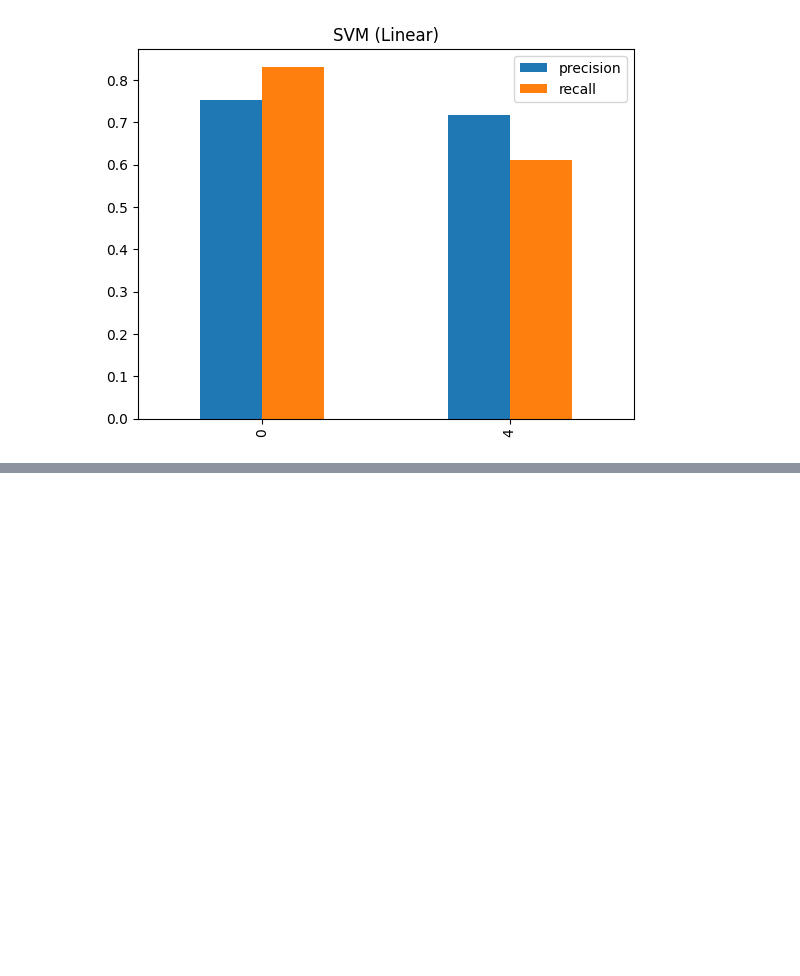
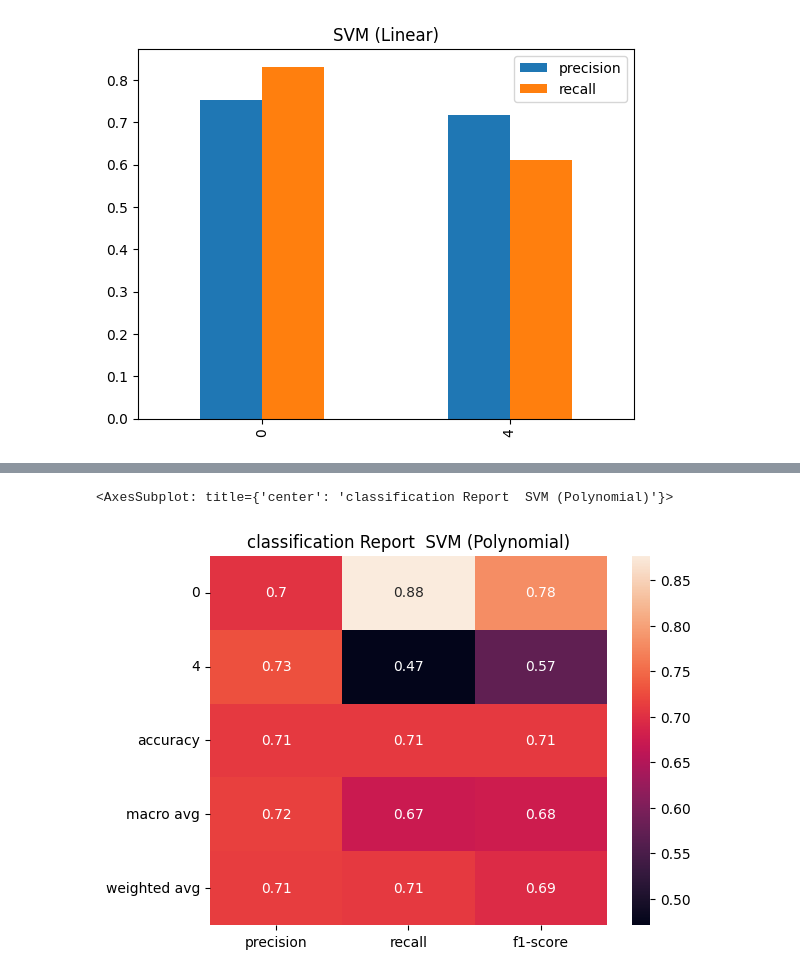
Before and after one commit to Nabil-iium/SVM-on-Tweet-data, a Jupyter notebook: svmtweet.ipynb, the cells around one changed output, grey strips where cells are left out. Drawn from its saved outputs; the diff is of its cells as text; code cells hidden in the pictures; blank space fills up the shorter version.

```diff
--- a/svmtweet.ipynb
+++ b/svmtweet.ipynb
@@ -202,0 +248,8 @@ plt.show()
+# %%
+clf_report_p = classification_report(y_test, y_pred=pred_p, output_dict=True)
+plt.title('classification Report  SVM (Polynomial)')
+
+sns.heatmap(pd.DataFrame(clf_report_p).iloc[:-1, :].T, annot=True)
+# %% [output]
+<AxesSubplot: title={'center': 'classification Report  SVM (Polynomial)'}>
+[figure, added]
```
Also changed, not shown: parts of 7 cells of this notebook.
